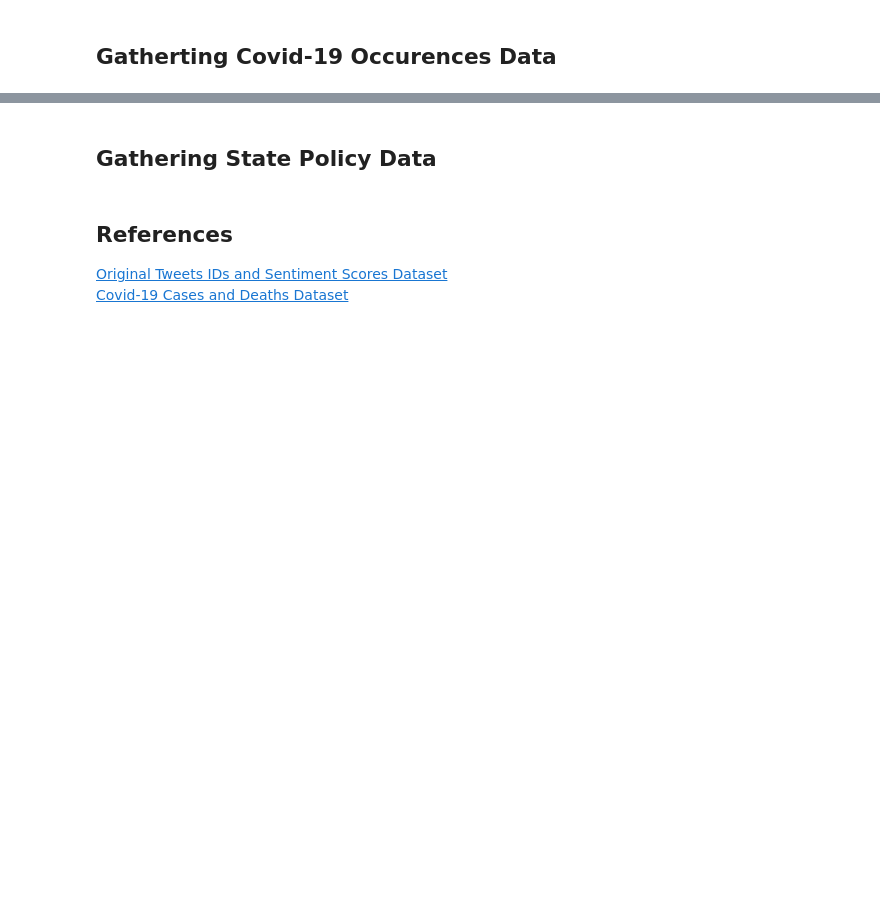
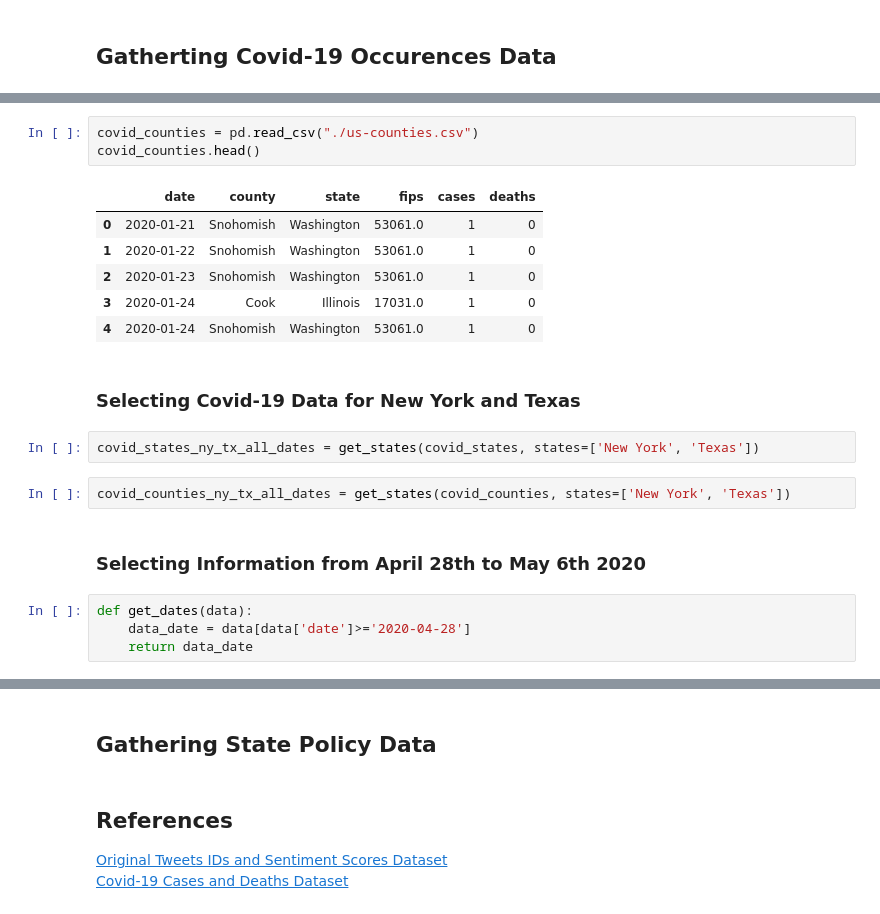
Before and after one commit to JulKelman/Sentiment-Analysis-of-Covid-19-Related-Tweets, a Jupyter notebook: julia/Data Gathering Notebook.ipynb, the cells around one changed output, grey strips where cells are left out. Drawn from its saved outputs; the diff is of its cells as text; blank space fills up the shorter version.

```diff
--- a/julia/Data Gathering Notebook.ipynb
+++ b/julia/Data Gathering Notebook.ipynb
@@ -152,0 +167,22 @@ We will use a publically available dataset created by The New York Times and ava
+# %%
+covid_counties = pd.read_csv("./us-counties.csv")
+covid_counties.head()
+# %% [output]
+|  | date | county | state | fips | cases | deaths |
+| 0 | 2020-01-21 | Snohomish | Washington | 53061.0 | 1 | 0 |
+| 1 | 2020-01-22 | Snohomish | Washington | 53061.0 | 1 | 0 |
+| 2 | 2020-01-23 | Snohomish | Washington | 53061.0 | 1 | 0 |
+| 3 | 2020-01-24 | Cook | Illinois | 17031.0 | 1 | 0 |
+| 4 | 2020-01-24 | Snohomish | Washington | 53061.0 | 1 | 0 |
+# %% [markdown]
+### Selecting Covid-19 Data for New York and Texas
+# %%
+covid_states_ny_tx_all_dates = get_states(covid_states, states=['New York', 'Texas'])
+# %%
+covid_counties_ny_tx_all_dates = get_states(covid_counties, states=['New York', 'Texas'])
+# %% [markdown]
+### Selecting Information from April 28th to May 6th 2020
+# %%
+def get_dates(data):
+    data_date = data[data['date']>='2020-04-28']
+    return data_date
```
Also changed, not shown: parts of 28 cells of this notebook, 1 other file.
